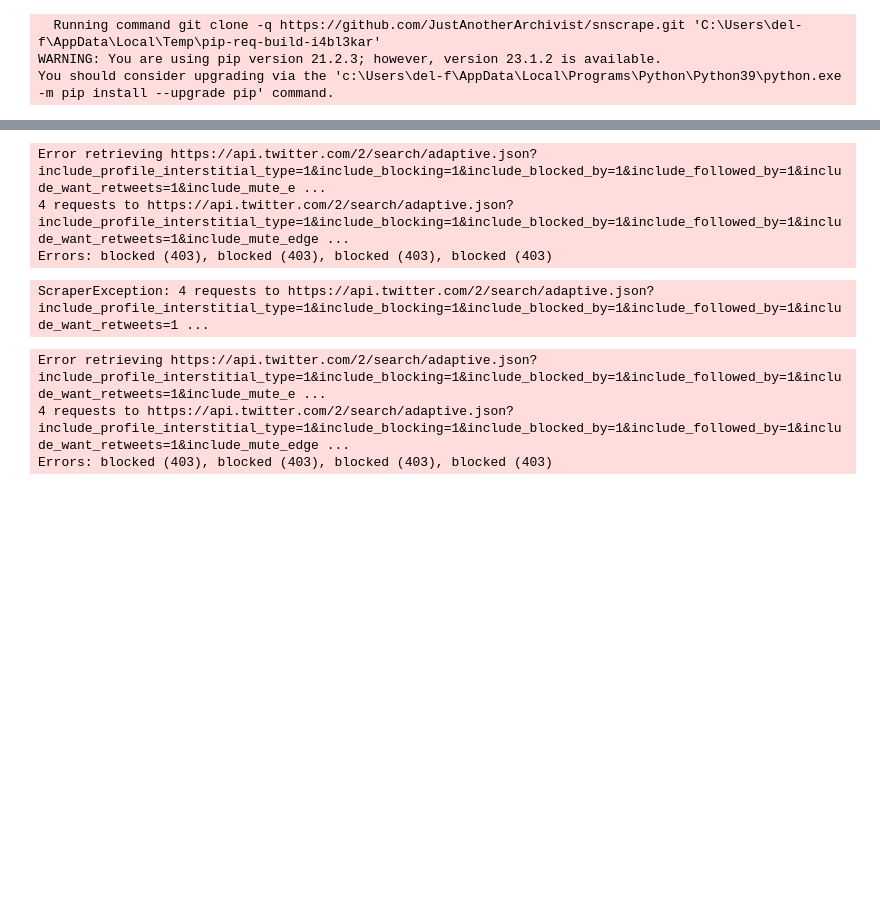
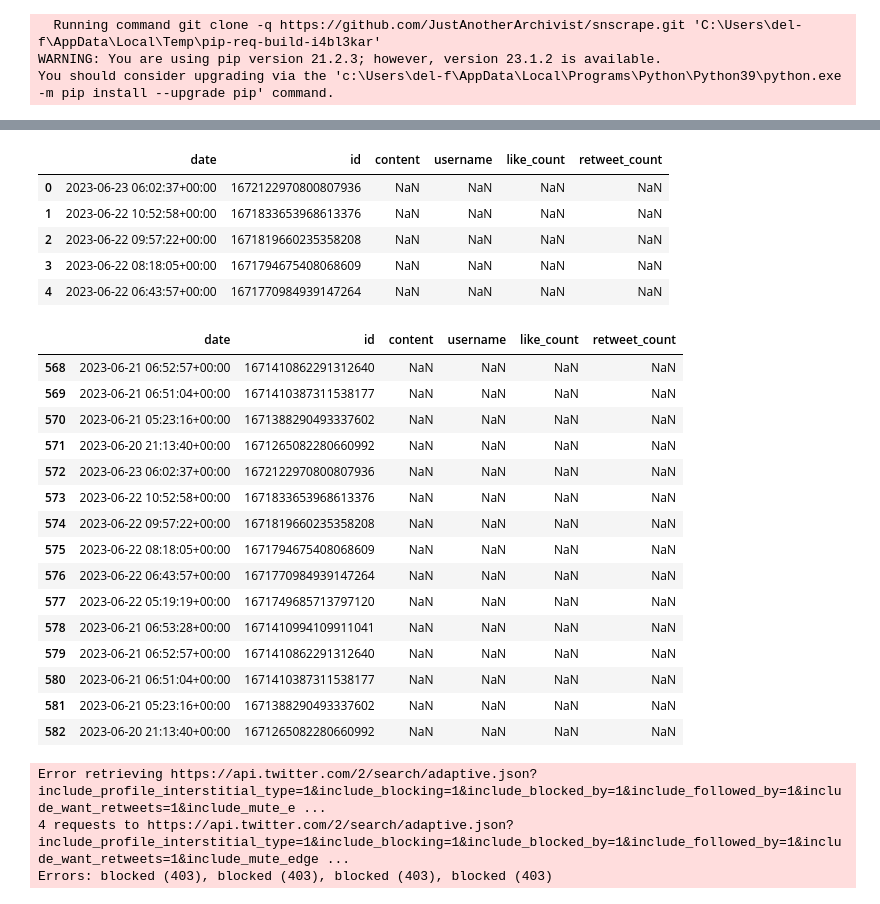
Before and after one commit to DavidStein7/marketing_analytics_project, a Jupyter notebook: Notebooks/Twitter_Scraper.ipynb, the cells around one changed output, grey strips where cells are left out. Cells and saved outputs as stored; diff of their text form; code cells hidden in the pictures; blank space fills up the shorter version.

Commit message:
Scraper finally working

```diff
--- a/Notebooks/Twitter_Scraper.ipynb
+++ b/Notebooks/Twitter_Scraper.ipynb
@@ -68,12 +83,33 @@ tweet_df = pd.DataFrame(
 )
 
 #tweet_df.to_csv(f"{filename}",index=False)
-tweet_df.head(5)
+tweet_df.head(15)
 # %% [output]
-Error retrieving https://api.twitter.com/2/search/adaptive.json?include_profile_interstitial_type=1&include_blocking=1&include_blocked_by=1&include_followed_by=1&include_want_retweets=1&include_mute_e ...
-4 requests to https://api.twitter.com/2/search/adaptive.json?include_profile_interstitial_type=1&include_blocking=1&include_blocked_by=1&include_followed_by=1&include_want_retweets=1&include_mute_edge ...
-Errors: blocked (403), blocked (403), blocked (403), blocked (403)
-ScraperException: 4 requests to https://api.twitter.com/2/search/adaptive.json?include_profile_interstitial_type=1&include_blocking=1&include_blocked_by=1&include_followed_by=1&include_want_retweets=1 ...
+|  | date | id | content | username | like_count | retweet_count |
+| 0 | 2023-06-23 06:02:37+00:00 | 1672122970800807936 | NaN | NaN | NaN | NaN |
+| 1 | 2023-06-22 10:52:58+00:00 | 1671833653968613376 | NaN | NaN | NaN | NaN |
+| 2 | 2023-06-22 09:57:22+00:00 | 1671819660235358208 | NaN | NaN | NaN | NaN |
+| 3 | 2023-06-22 08:18:05+00:00 | 1671794675408068609 | NaN | NaN | NaN | NaN |
+| 4 | 2023-06-22 06:43:57+00:00 | 1671770984939147264 | NaN | NaN | NaN | NaN |
+# %%
+tweet_df.tail(15)
+# %% [output]
+|  | date | id | content | username | like_count | retweet_count |
+| 568 | 2023-06-21 06:52:57+00:00 | 1671410862291312640 | NaN | NaN | NaN | NaN |
+| 569 | 2023-06-21 06:51:04+00:00 | 1671410387311538177 | NaN | NaN | NaN | NaN |
+| 570 | 2023-06-21 05:23:16+00:00 | 1671388290493337602 | NaN | NaN | NaN | NaN |
+| 571 | 2023-06-20 21:13:40+00:00 | 1671265082280660992 | NaN | NaN | NaN | NaN |
+| 572 | 2023-06-23 06:02:37+00:00 | 1672122970800807936 | NaN | NaN | NaN | NaN |
+| 573 | 2023-06-22 10:52:58+00:00 | 1671833653968613376 | NaN | NaN | NaN | NaN |
+| 574 | 2023-06-22 09:57:22+00:00 | 1671819660235358208 | NaN | NaN | NaN | NaN |
+| 575 | 2023-06-22 08:18:05+00:00 | 1671794675408068609 | NaN | NaN | NaN | NaN |
+| 576 | 2023-06-22 06:43:57+00:00 | 1671770984939147264 | NaN | NaN | NaN | NaN |
+| 577 | 2023-06-22 05:19:19+00:00 | 1671749685713797120 | NaN | NaN | NaN | NaN |
+| 578 | 2023-06-21 06:53:28+00:00 | 1671410994109911041 | NaN | NaN | NaN | NaN |
+| 579 | 2023-06-21 06:52:57+00:00 | 1671410862291312640 | NaN | NaN | NaN | NaN |
+| 580 | 2023-06-21 06:51:04+00:00 | 1671410387311538177 | NaN | NaN | NaN | NaN |
+| 581 | 2023-06-21 05:23:16+00:00 | 1671388290493337602 | NaN | NaN | NaN | NaN |
+| 582 | 2023-06-20 21:13:40+00:00 | 1671265082280660992 | NaN | NaN | NaN | NaN |
 # %%
 scraper = sntwitter.TwitterSearchScraper(q)
 # %%
```
Also changed, not shown: parts of 2 cells of this notebook.
